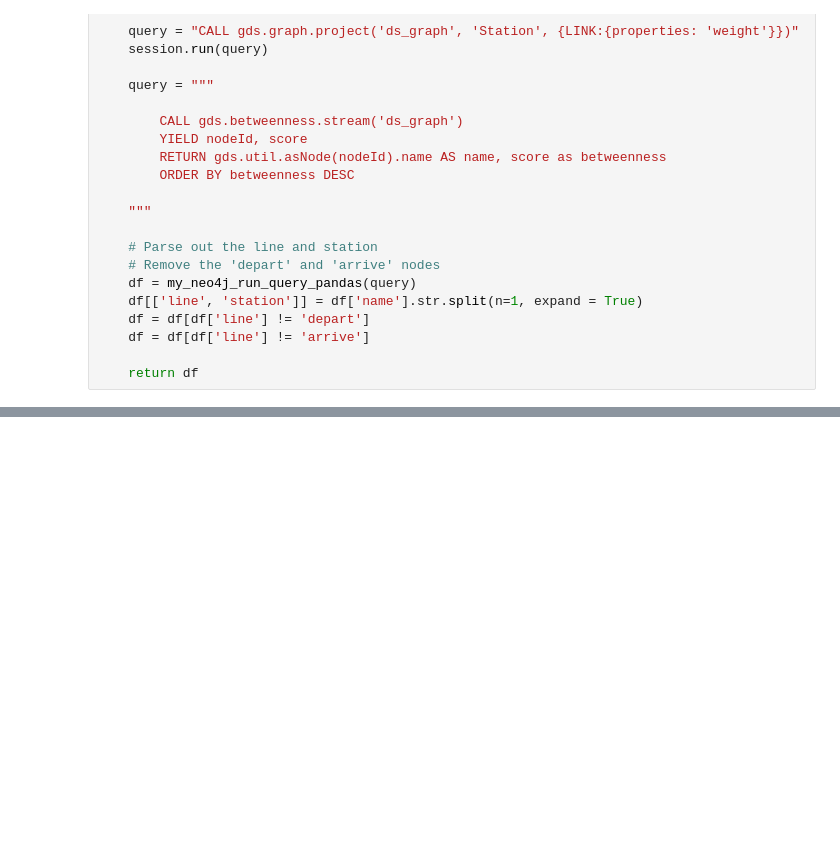
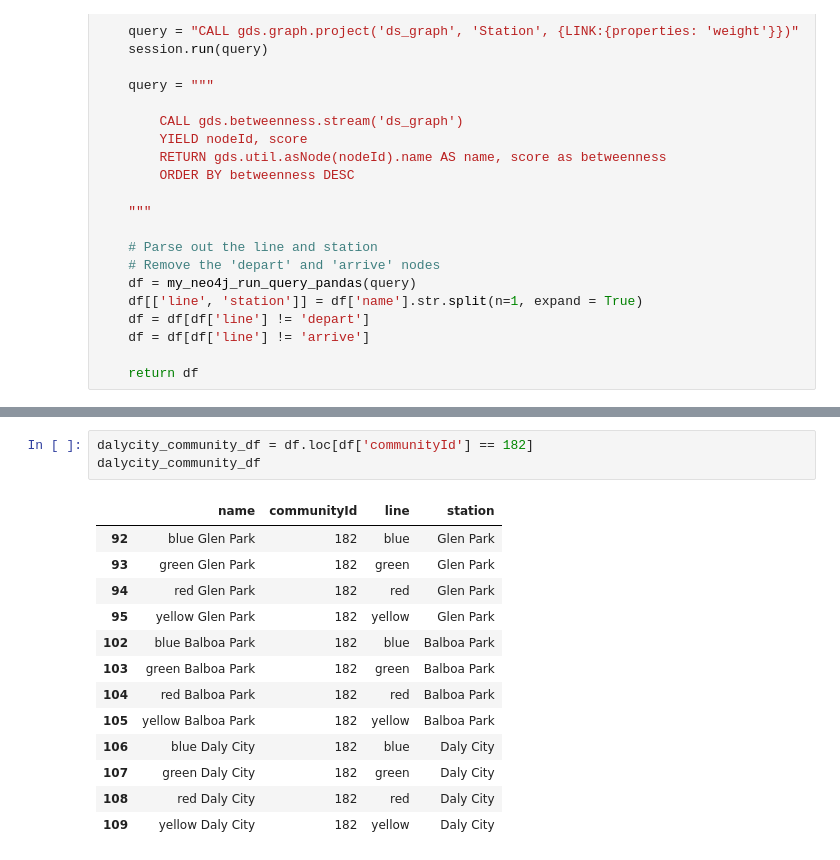
Before and after one commit to mids-w205/project-3-timothy-majidzadeh, a Jupyter notebook: code/setupGraphDB_SA.ipynb, the cells around one changed output, grey strips where cells are left out. Drawn from its saved outputs; the diff is of its cells as text; blank space fills up the shorter version.

```diff
--- a/code/setupGraphDB_SA.ipynb
+++ b/code/setupGraphDB_SA.ipynb
@@ -602,0 +782,17 @@ df.tail(30)
+# %%
+dalycity_community_df = df.loc[df['communityId'] == 182]
+dalycity_community_df
+# %% [output]
+|  | name | communityId | line | station |
+| 92 | blue Glen Park | 182 | blue | Glen Park |
+| 93 | green Glen Park | 182 | green | Glen Park |
+| 94 | red Glen Park | 182 | red | Glen Park |
+| 95 | yellow Glen Park | 182 | yellow | Glen Park |
+| 102 | blue Balboa Park | 182 | blue | Balboa Park |
+| 103 | green Balboa Park | 182 | green | Balboa Park |
+| 104 | red Balboa Park | 182 | red | Balboa Park |
+| 105 | yellow Balboa Park | 182 | yellow | Balboa Park |
+| 106 | blue Daly City | 182 | blue | Daly City |
+| 107 | green Daly City | 182 | green | Daly City |
+| 108 | red Daly City | 182 | red | Daly City |
+| 109 | yellow Daly City | 182 | yellow | Daly City |
```
Also changed, not shown: parts of 21 cells of this notebook, 1 other file.
